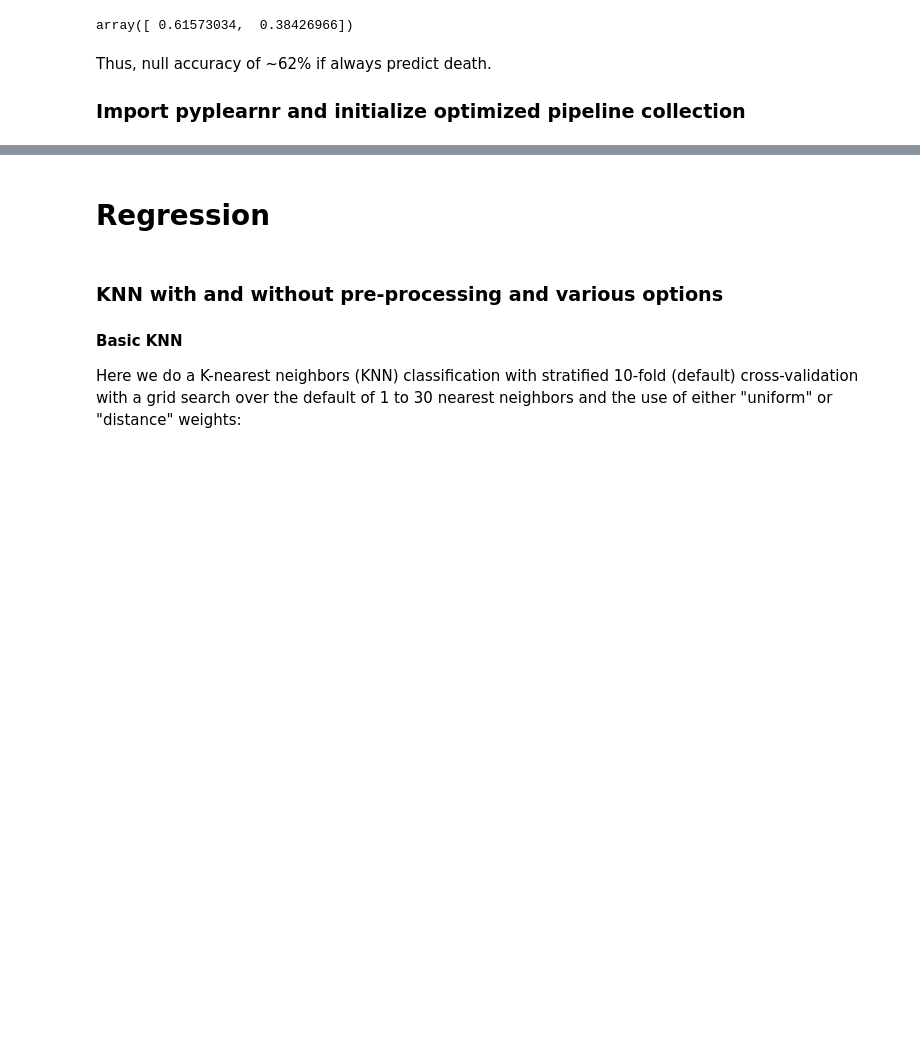
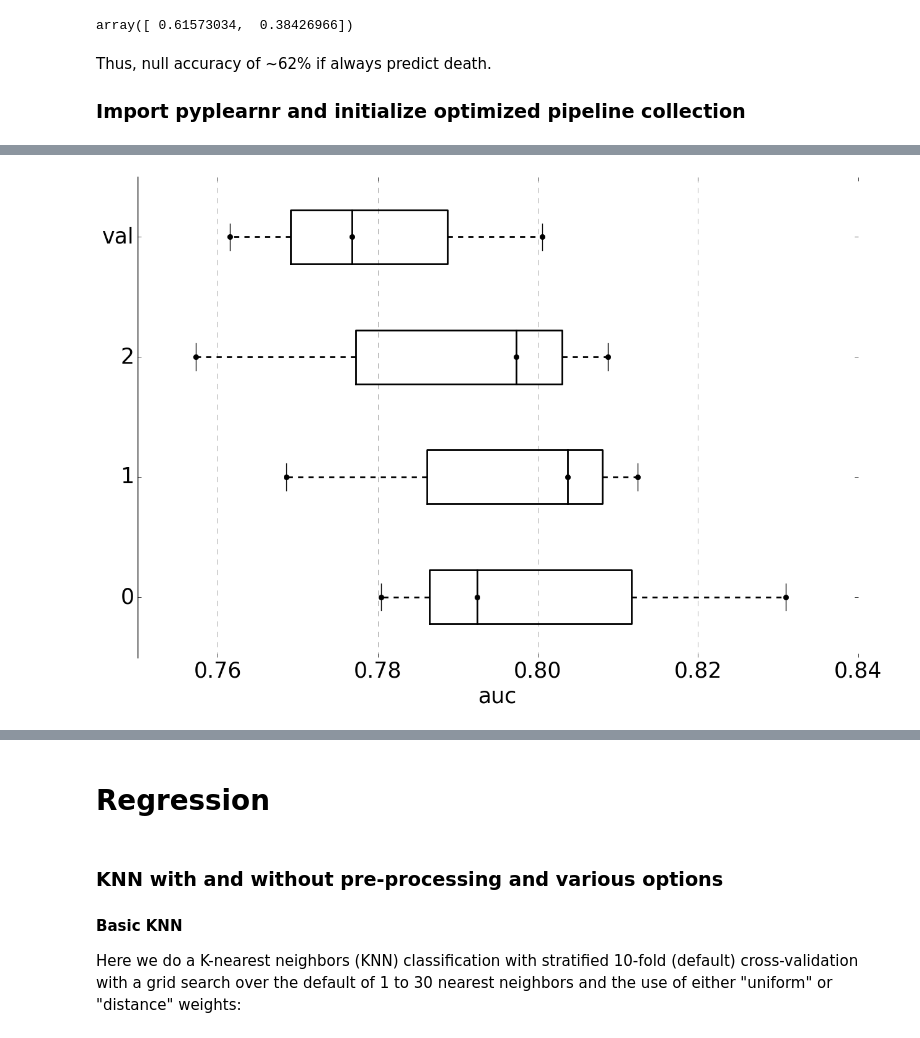
Before and after one commit to JaggedParadigm/pyplearnr, a Jupyter notebook: pyplearnr_test_code.ipynb, the cells around one changed output, grey strips where cells are left out. Cells and saved outputs as stored; diff of their text form; code cells hidden in the pictures; blank space fills up the shorter version.

```diff
--- a/pyplearnr_test_code.ipynb
+++ b/pyplearnr_test_code.ipynb
@@ -183,3 +209,11 @@ Wall time: 16.9 s
+# %%
+%autoreload
+
+%matplotlib inline
+
+kfcv.plot_best_pipeline_scores()
+# %% [output]
+[figure, added]
 # %%
 %autoreload
 
```
Also changed, not shown: parts of 6 cells of this notebook, 1 other file.
